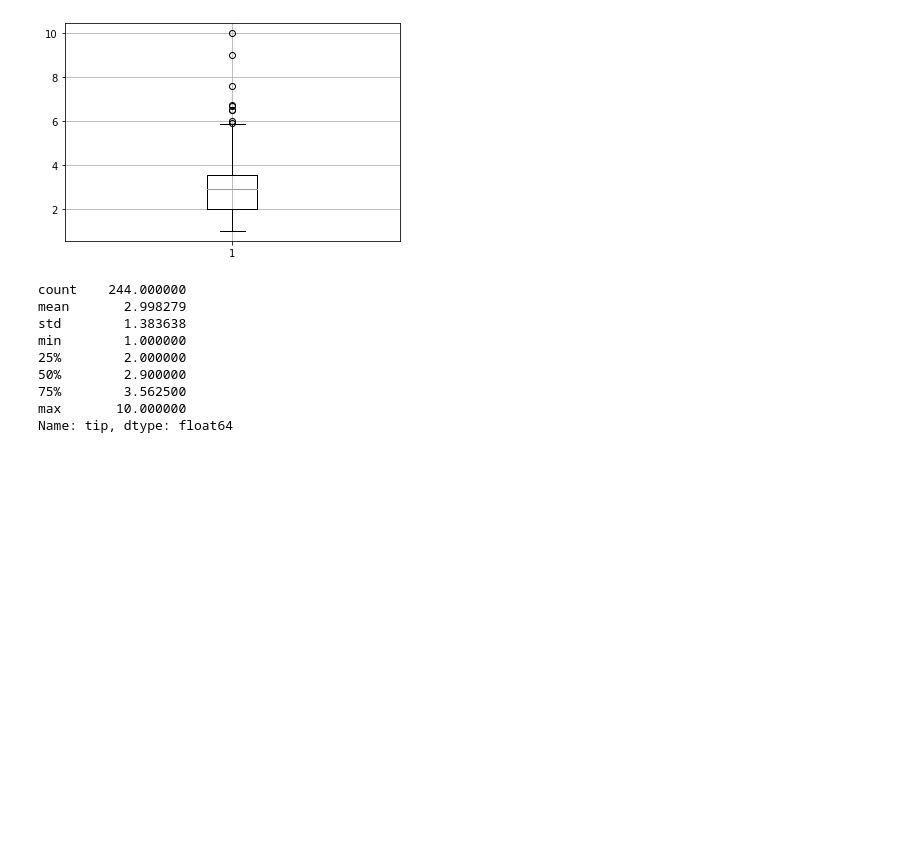
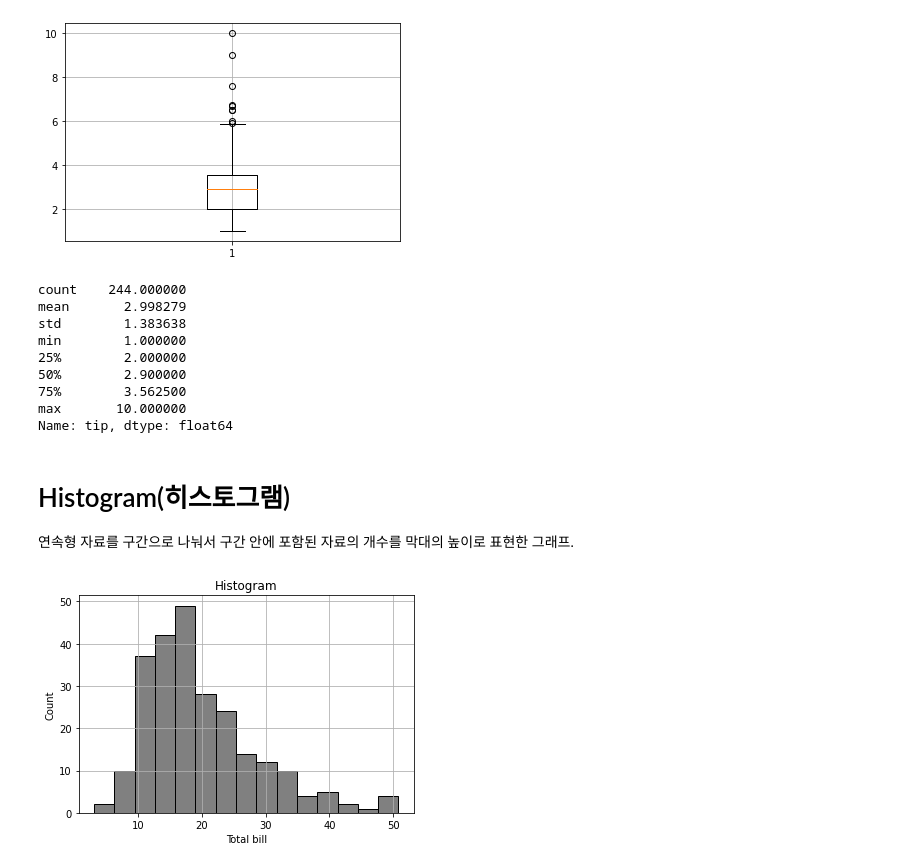
Before and after one commit to JakeOh/202208_itw_java134_lab_python, a Jupyter notebook: py21_matplotlib.ipynb, the cells around one changed output. Saved outputs shown, nothing was run; the diff lists cells and outputs as text; code cells hidden in the pictures; blank space fills up the shorter version.

```diff
--- a/py21_matplotlib.ipynb
+++ b/py21_matplotlib.ipynb
@@ -213,3 +213,22 @@ min        1.000000
 75%        3.562500
 max       10.000000
 Name: tip, dtype: float64
+# %% [markdown]
+# Histogram(히스토그램)
+
+연속형 자료를 구간으로 나눠서 구간 안에 포함된 자료의 개수를 막대의 높이로 표현한 그래프.
+# %%
+plt.hist(x=tips.total_bill, bins=15, edgecolor='black', color='gray')
+#> x: 히스토그램을 그리기 위한 자료(변수)
+#> bins: 막대 개수 또는 구간
+#> color: 막대 안쪽을 채우는 색깔
+#> edgecolor: 막대 테두리 선 색깔
+
+plt.title('Histogram')
+plt.xlabel('Total bill')
+plt.ylabel('Count')
+plt.grid()
+
+plt.show()
+# %% [output]
+[figure, added]
```
Also changed, not shown: parts of 7 cells of this notebook.
